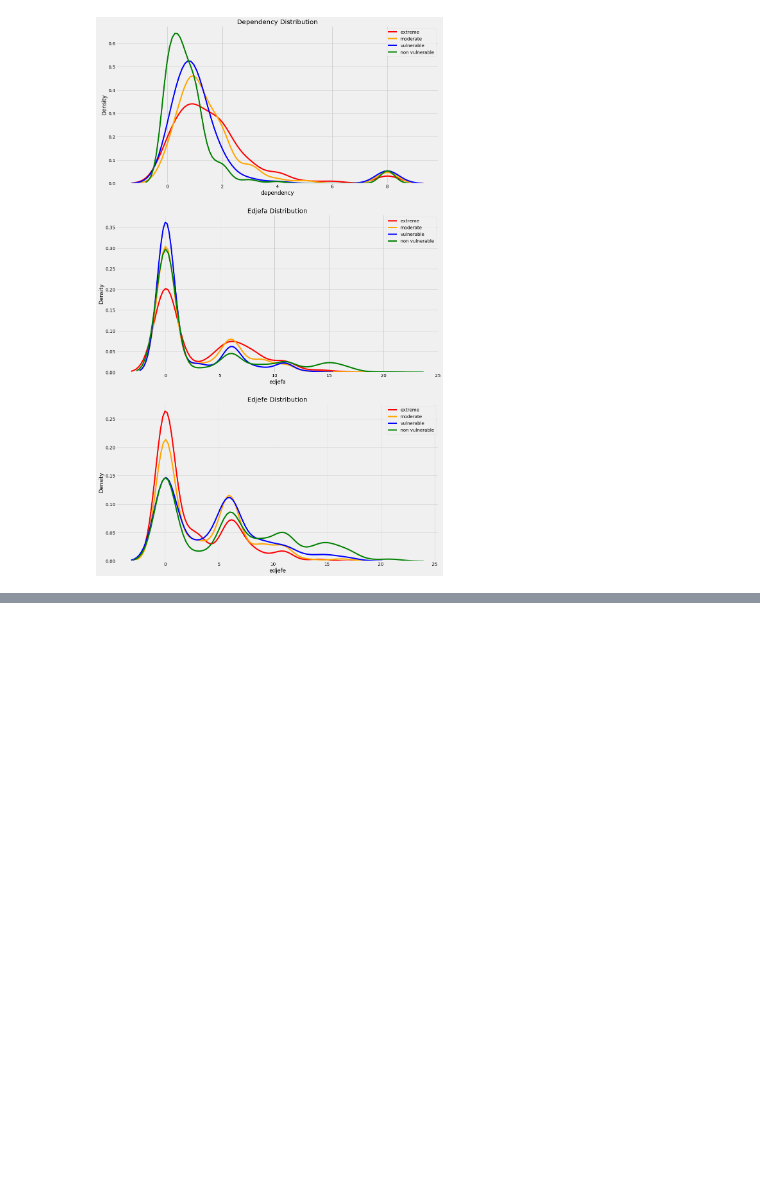
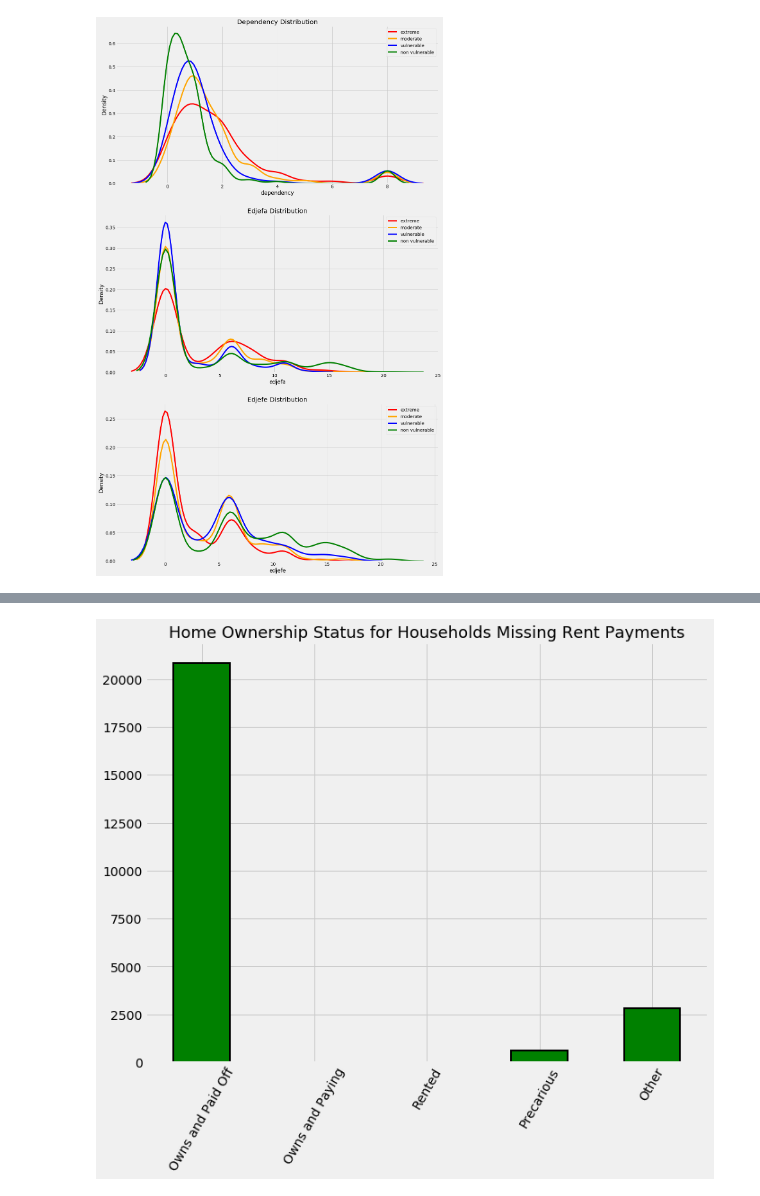
Before and after one commit to hellobuffet/kaggle, a Jupyter notebook: Costa/A Complete Introduction and Walkthrough.ipynb, the cells around one changed output, grey strips where cells are left out. Cells and saved outputs as stored; diff of their text form; code cells hidden in the pictures; blank space fills up the shorter version.

```diff
--- a/Costa/A Complete Introduction and Walkthrough.ipynb
+++ b/Costa/A Complete Introduction and Walkthrough.ipynb
@@ -228,0 +463,2 @@ plt.subplots_adjust(top = 2)
+# %%
+data['v18q1'] = data['v18q1'].fillna(0)
@@ -228,0 +477,15 @@ plt.subplots_adjust(top = 2)
+# %%
+# Variables indicating home ownership
+own_variables = [x for x in data if x.startswith('tipo')]
+
+
+# Plot of the home ownership variables for home missing rent payments
+data.loc[data['v2a1'].isnull(), own_variables].sum().plot.bar(figsize = (10, 8),
+                                                                        color = 'green',
+                                                              edgecolor = 'k', linewidth = 2);
+plt.xticks([0, 1, 2, 3, 4],
+           ['Owns and Paid Off', 'Owns and Paying', 'Rented', 'Precarious', 'Other'],
+          rotation = 60)
+plt.title('Home Ownership Status for Households Missing Rent Payments', size = 18);
+# %% [output]
+[figure, added]
```
Also changed, not shown: parts of 174 cells of this notebook.
